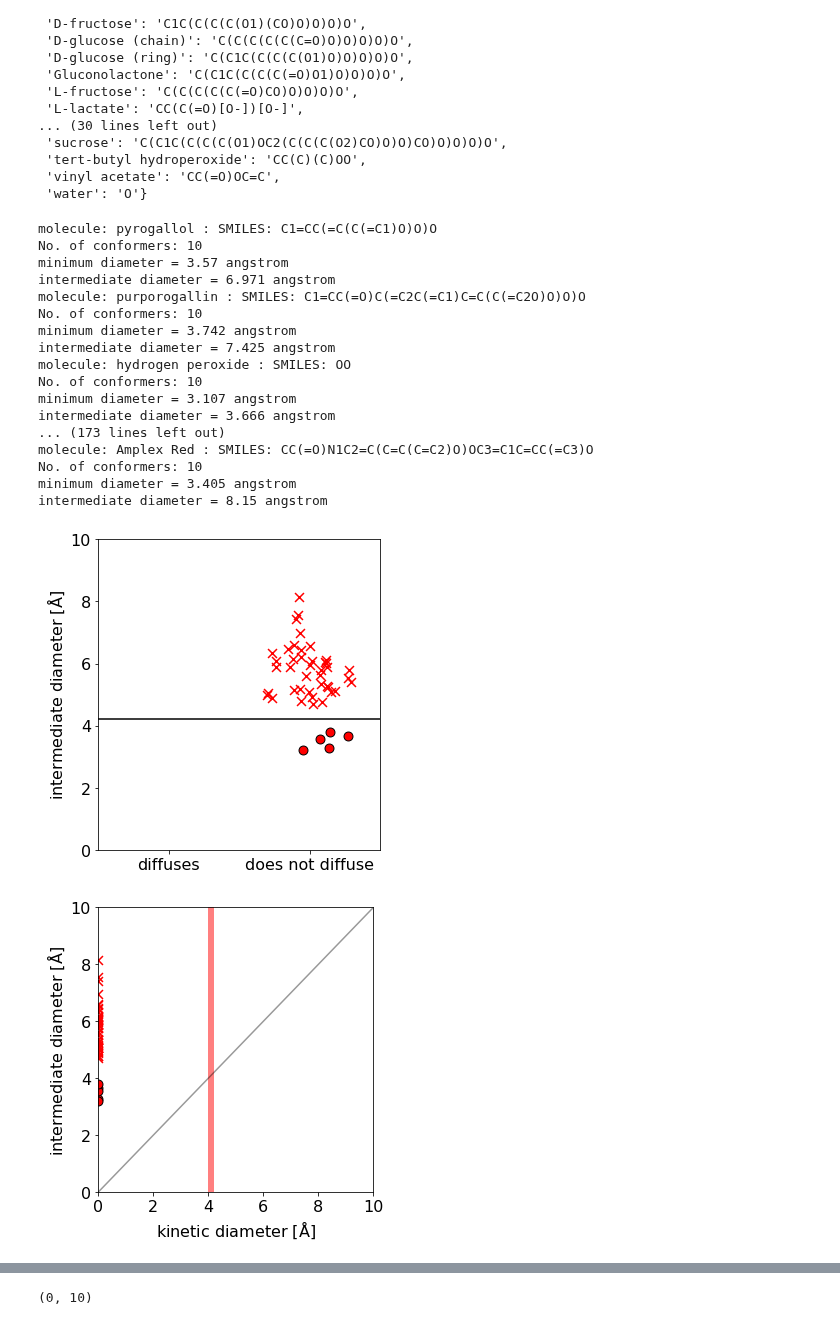
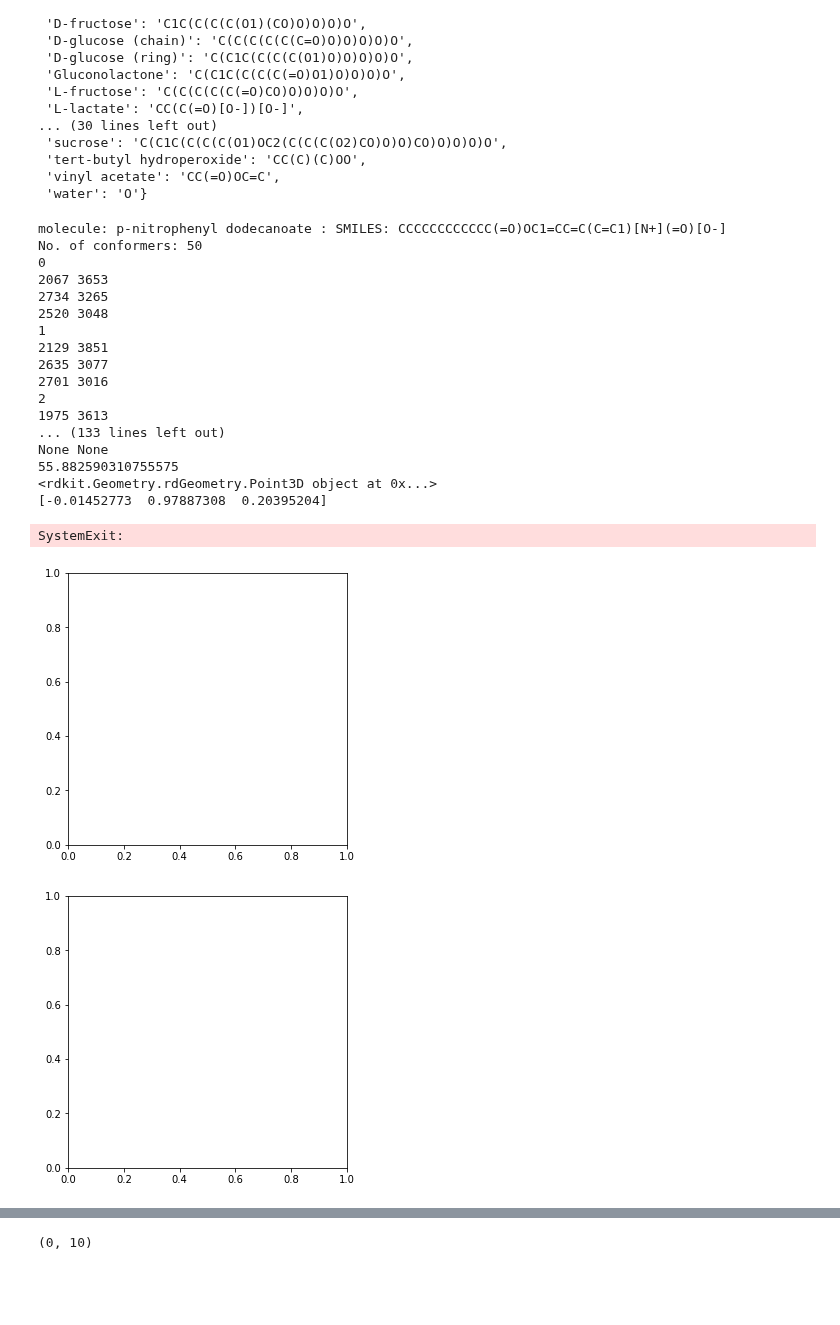
Before and after one commit to andrewtarzia/enzyme_screen, a Jupyter notebook: rdkit_biomin.ipynb, the cells around one changed output, grey strips where cells are left out. Drawn from its saved outputs; the diff is of its cells as text; code cells hidden in the pictures; blank space fills up the shorter version.

```diff
--- a/rdkit_biomin.ipynb
+++ b/rdkit_biomin.ipynb
@@ -110,7 +111,7 @@ mid_diam_sums = []
 avg_diam_sums = []
 for T in np.arange(1):
     for name, smile in molecules.items():
-        if name != 'vinyl acetate':
+        if name != 'p-nitrophenyl dodecanoate':
             continue
         print('molecule:', name,':', 'SMILES:', smile)
         try:
@@ -123,13 +124,13 @@ for T in np.arange(1):
         mol = Chem.AddHs(Chem.MolFromSmiles(smile))
         # 2D to 3D
         # with multiple conformers
-        cids = Chem.EmbedMultipleConfs(mol, 100) #, Chem.ETKDG())
+        cids = Chem.EmbedMultipleConfs(mol, 50) #, Chem.ETKDG())
         print('No. of conformers:', len(cids))
         # quick UFF optimize
         for cid in cids: Chem.UFFOptimizeMolecule(mol, confId=cid)
         # align all conformers
         # Chem.AlignMolConformers(mol, [0])
-        # rdkit_functions.show_all_conformers(v, mol, cids)
+        rdkit_functions.show_all_conformers(v, mol, cids)
         mol_coms = rdkit_functions.get_COMs(mol, cids)
         # get principal moments of intertia
         _, _, _, ratio_1_, ratio_2_ = rdkit_functions.get_inertial_prop(mol, cids)
@@ -138,7 +139,7 @@ for T in np.arange(1):
                                                                     mol_coms,
                                                                     vdwScale=1.0,
                                                                     boxMargin=4.0,
-                                                                    spacing=0.1,
+                                                                    spacing=0.2,
                                                                     vec_spacing=0.01,
                                                                     show=False,
                                                                     plot=False)
@@ -166,7 +167,6 @@ for T in np.arange(1):
             M = 'X'
             E = 'k'
             D = 0.75
-            print("--- lit says it diffuses, calc says it doesn't diffuse! ---")
         ax1.scatter(D+(dx*(np.random.random() - 0.5) * 2),
                     mid_diam, c=C,
                     edgecolors=E, marker=M, alpha=1.0,
@@ -194,49 +194,50 @@ fig1.savefig(output_dir+"categorical.pdf", dpi=720,
 ax2.plot(np.linspace(-1, 12, 2), np.linspace(-1, 12, 2), c='k', alpha=0.4)
 ax2.axvspan(4.0, 4.2, facecolor='r', alpha=0.5)  # plot the limit from the two Sholl papers on diffusion
 
 
 define_parity_plot_variables(ax2,
                              title='',
                              xtitle='kinetic diameter [$\mathrm{\AA}$]',
                              ytitle='intermediate diameter [$\mathrm{\AA}$]',
                              xlim=(0, 10),
                              ylim=(0, 10))
 
 fig2.tight_layout()
 fig2.savefig(output_dir+"parity.pdf", dpi=720,
             bbox_inches='tight')
 
 
 ax3.plot([0, 0.5, 1, 0], [1, 0.5, 1, 1], c='k', lw=2)
 ax3.text(0.75, 1.01, 'sphere', fontsize=20)
 ax3.text(0.4, 0.45, 'disk', fontsize=20)
 ax3.text(-0.05, 1.01, 'rod', fontsize=20)
 define_parity_plot_variables(ax3,
                              title='',
                              xtitle='$I_1$ / $I_3$',
                              ytitle='$I_2$ / $I_3$',
                              xlim=(-0.1, 1.1),
                              ylim=(0.4, 1.1))
 fig3.tight_layout()
 fig3.savefig(output_dir+"shape.pdf", dpi=720,
             bbox_inches='tight')
 # %% [output]
-molecule: pyrogallol : SMILES: C1=CC(=C(C(=C1)O)O)O
-No. of conformers: 10
-minimum diameter = 3.57 angstrom
-intermediate diameter = 6.971 angstrom
-molecule: purporogallin : SMILES: C1=CC(=O)C(=C2C(=C1)C=C(C(=C2O)O)O)O
-No. of conformers: 10
-minimum diameter = 3.742 angstrom
-intermediate diameter = 7.425 angstrom
-molecule: hydrogen peroxide : SMILES: OO
-No. of conformers: 10
-minimum diameter = 3.107 angstrom
-intermediate diameter = 3.666 angstrom
-... (173 lines left out)
-molecule: Amplex Red : SMILES: CC(=O)N1C2=C(C=C(C=C2)O)OC3=C1C=CC(=C3)O
-No. of conformers: 10
-minimum diameter = 3.405 angstrom
-intermediate diameter = 8.15 angstrom
+molecule: p-nitrophenyl dodecanoate : SMILES: CCCCCCCCCCCC(=O)OC1=CC=C(C=C1)[N+](=O)[O-]
+No. of conformers: 50
+0
+2067 3653
+2734 3265
+2520 3048
+1
+2129 3851
+2635 3077
+2701 3016
+2
+1975 3613
+... (133 lines left out)
+None None
+55.882590310755575
+<rdkit.Geometry.rdGeometry.Point3D object at 0x...>
+[-0.01452773  0.97887308  0.20395204]
+SystemExit:
-[figure, old version]
+[figure, new version]
-[figure, old version]
+[figure, new version]
```
Also changed, not shown: parts of 7 cells of this notebook.
